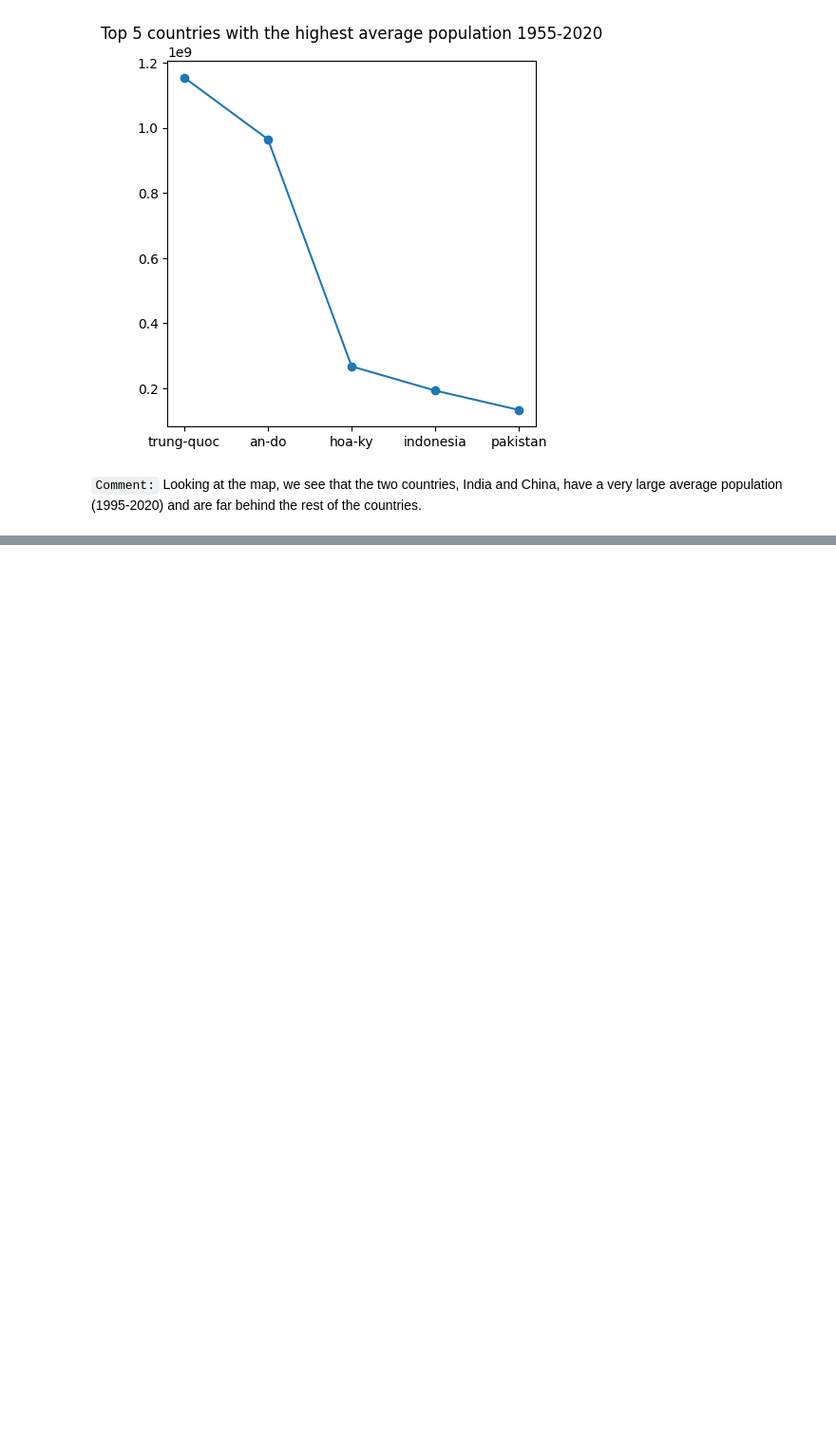
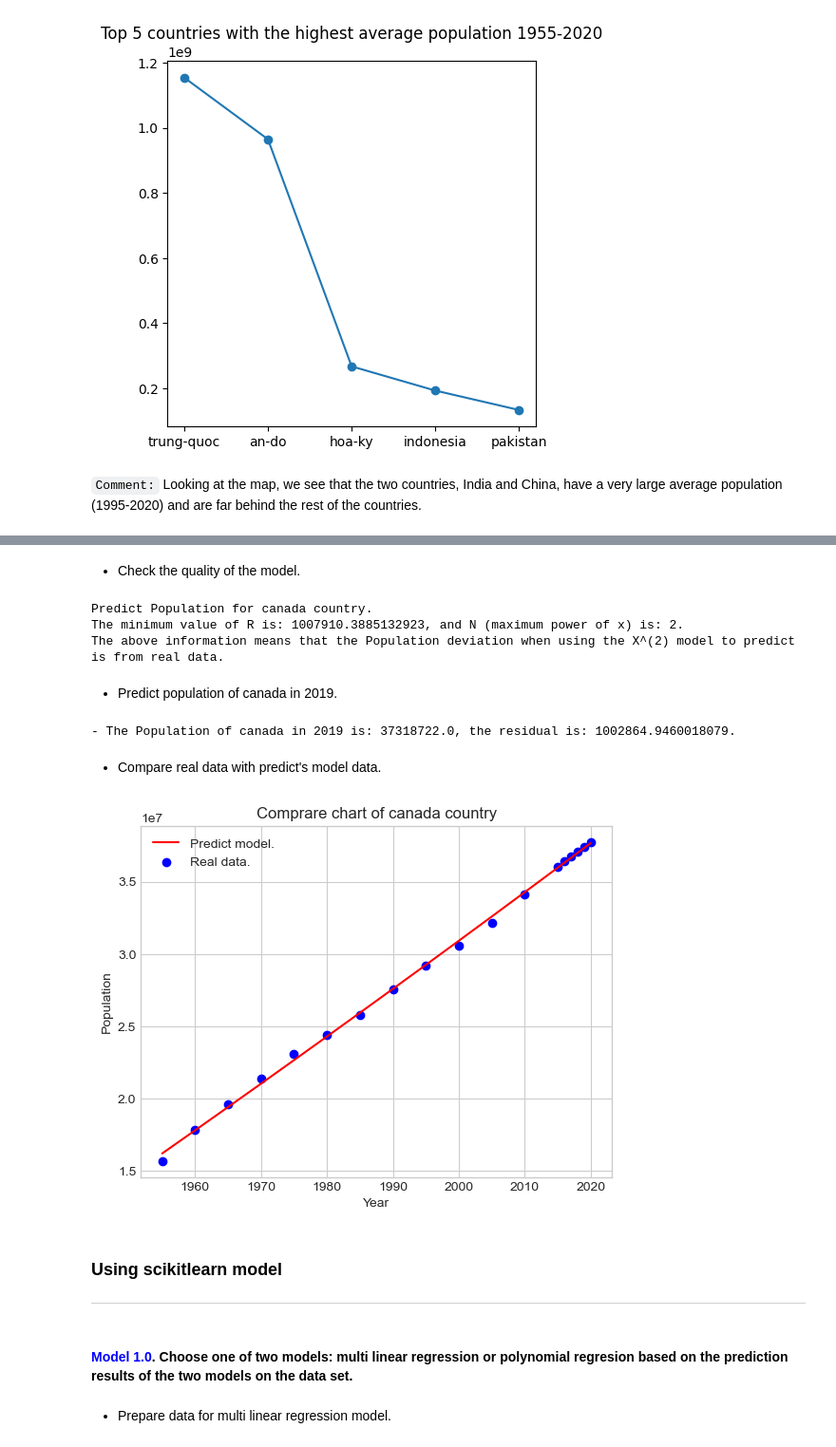
Before and after one commit to HoDangCao/Data-collection-and-population-analysis-of-Asia-and-North-America, a Jupyter notebook: DSProject - latest ver.ipynb, the cells around one changed output, grey strips where cells are left out. Shown at 95% size. Drawn from its saved outputs; the diff is of its cells as text; code cells hidden in the pictures; blank space fills up the shorter version.

```diff
--- a/DSProject - latest ver.ipynb
+++ b/DSProject - latest ver.ipynb
@@ -595,0 +837,5 @@ plt.show()
+# %%
+def compareFieldWithRealData(country,field,dataFrame,powN):
+    listX, listY = prepareDataForCalculate(country,dataFrame,field)
+    theta, R = buildModelField(country,dataFrame,field,powN)
+    compareModelWithRealData(theta,listX,listY,country)
@@ -595,0 +846,3 @@ plt.show()
+# %%
+listField = list(df.columns)
+listField
@@ -595,0 +851,4 @@ plt.show()
+# %%
+listCountry = df.Country.unique()
+listCountry = [i for i in listCountry]
+print(listCountry)
@@ -595,0 +859,27 @@ plt.show()
+# %% [markdown]
+- Check the quality of the model.
+# %%
+powFieldValue, minRFieldValue = findTheBestNForMinRField(listCountry[1],listField[5],df)
+printInfoField(listCountry[1],listField[2],powFieldValue, minRFieldValue)
+# %% [output]
+Predict Population for canada country.
+The minimum value of R is: 1007910.3885132923, and N (maximum power of x) is: 2.
+The above information means that the Population deviation when using the X^(2) model to predict is from real data.
+# %% [markdown]
+- Predict population of canada in 2019.
+# %%
+predictYear = 2019
+predictField(listCountry[1],listField[2],df,predictYear,powFieldValue)
+# %% [output]
+- The Population of canada in 2019 is: 37318722.0, the residual is: 1002864.9460018079.
+# %% [markdown]
+- Compare real data with predict's model data.
+# %%
+compareFieldWithRealData(listCountry[1],listField[2],df,powFieldValue)
+# %% [output]
+[figure, added]
+# %% [markdown]
+### Using scikitlearn model
+---
+# %% [markdown]
+#### **<font color='blue'>Model 1.0</font>**. Choose one of two models: multi linear regression or polynomial regresion based on the prediction results of the two models on the data set.
@@ -595,0 +893,2 @@ plt.show()
+# %% [markdown]
+- Prepare data for multi linear regression model.
```
Also changed, not shown: parts of 103 cells of this notebook.
